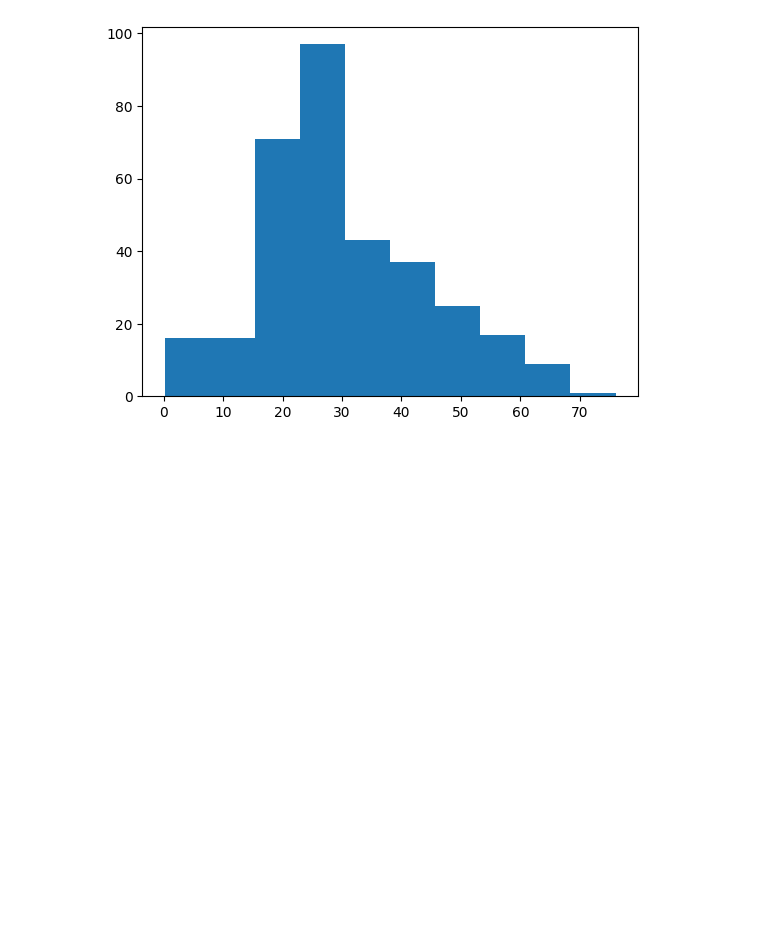
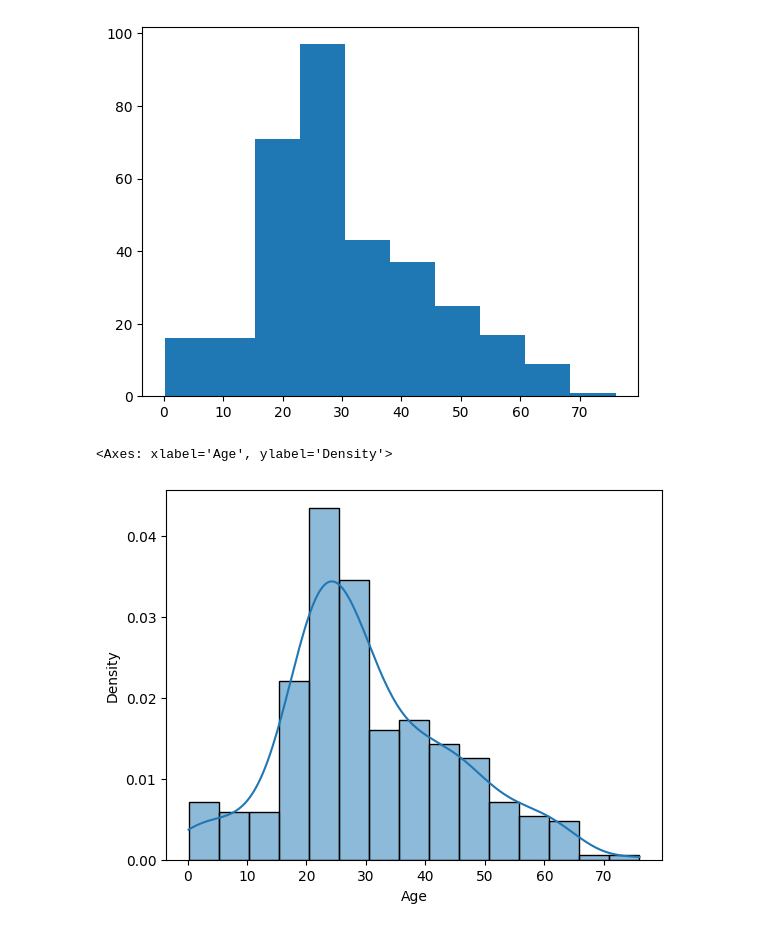
Before and after one commit to prayas7102/ML-Algorithms-Implementation, a Jupyter notebook: Titanic_EDA/sol.ipynb, the cells around one changed output. Drawn from its saved outputs; the diff is of its cells as text; code cells hidden in the pictures; blank space fills up the shorter version.

```diff
--- a/Titanic_EDA/sol.ipynb
+++ b/Titanic_EDA/sol.ipynb
@@ -38,4 +39,9 @@ plt.hist(df['Age'], bins=10)
         60.834, 68.417, 76.   ]),
  <BarContainer object of 10 artists>)
 [figure]
+# %%
+sns.histplot(data=df["Age"], kde=True, stat="density")
+# %% [output]
+<Axes: xlabel='Age', ylabel='Density'>
+[figure, added]
 # %%
```
Also changed, not shown: parts of 6 cells of this notebook, 3 other files.
